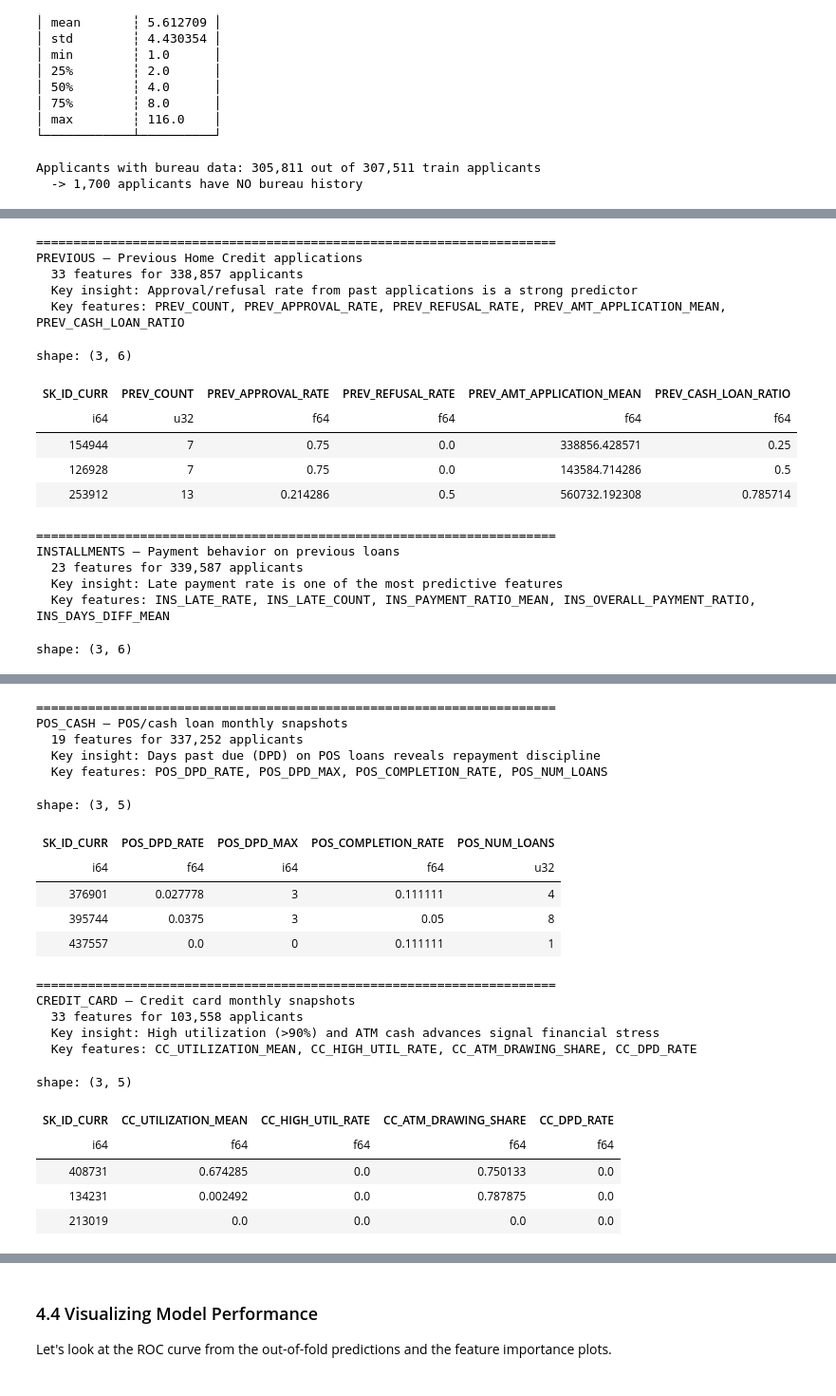
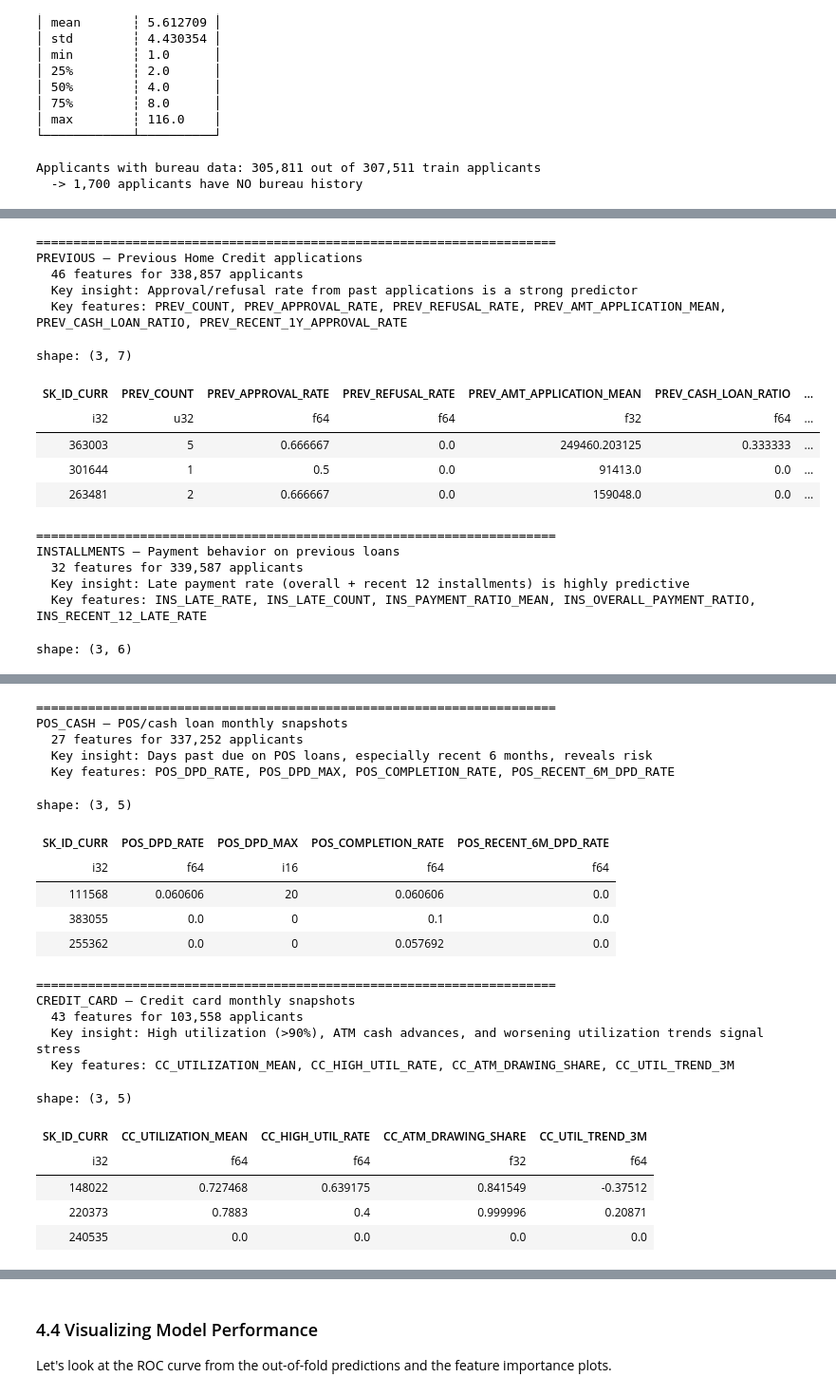
Before and after one commit to thwhitfield/kaggle_home_credit_default_risk, a Jupyter notebook: walkthrough.ipynb, the cells around one changed output, grey strips where cells are left out. Shown at 95% size. Saved outputs shown, nothing was run; the diff lists cells and outputs as text; code cells hidden in the pictures.

```diff
--- a/walkthrough.ipynb
+++ b/walkthrough.ipynb
@@ -417,59 +419,60 @@ feature_sets = {
         "file": "previous.parquet",
         "description": "Previous Home Credit applications",
         "key_features": ["PREV_COUNT", "PREV_APPROVAL_RATE", "PREV_REFUSAL_RATE",
-                         "PREV_AMT_APPLICATION_MEAN", "PREV_CASH_LOAN_RATIO"],
+                         "PREV_AMT_APPLICATION_MEAN", "PREV_CASH_LOAN_RATIO",
+                         "PREV_RECENT_1Y_APPROVAL_RATE"],
         "insight": "Approval/refusal rate from past applications is a strong predictor",
     },
     "installments": {
         "file": "installments.parquet",
         "description": "Payment behavior on previous loans",
         "key_features": ["INS_LATE_RATE", "INS_LATE_COUNT", "INS_PAYMENT_RATIO_MEAN",
-                         "INS_OVERALL_PAYMENT_RATIO", "INS_DAYS_DIFF_MEAN"],
-        "insight": "Late payment rate is one of the most predictive features",
+                         "INS_OVERALL_PAYMENT_RATIO", "INS_RECENT_12_LATE_RATE"],
+        "insight": "Late payment rate (overall + recent 12 installments) is highly predictive",
     },
     "pos_cash": {
         "file": "pos_cash.parquet",
         "description": "POS/cash loan monthly snapshots",
         "key_features": ["POS_DPD_RATE", "POS_DPD_MAX", "POS_COMPLETION_RATE",
-                         "POS_NUM_LOANS"],
-        "insight": "Days past due (DPD) on POS loans reveals repayment discipline",
+                         "POS_RECENT_6M_DPD_RATE"],
+        "insight": "Days past due on POS loans, especially recent 6 months, reveals risk",
     },
     "credit_card": {
         "file": "credit_card.parquet",
         "description": "Credit card monthly snapshots",
         "key_features": ["CC_UTILIZATION_MEAN", "CC_HIGH_UTIL_RATE",
-                         "CC_ATM_DRAWING_SHARE", "CC_DPD_RATE"],
-        "insight": "High utilization (>90%) and ATM cash advances signal financial stress",
+                         "CC_ATM_DRAWING_SHARE", "CC_UTIL_TREND_3M"],
+        "insight": "High utilization (>90%), ATM cash advances, and worsening utilization trends signal stress",
     },
 }
 
 for name, info in feature_sets.items():
     df = pl.read_parquet(FEATURES_DIR / info["file"])
     print(f"{'=' * 70}")
     print(f"{name.upper()} — {info['description']}")
     print(f"  {df.shape[1] - 1} features for {df.shape[0]:,} applicants")
     print(f"  Key insight: {info['insight']}")
     print(f"  Key features: {', '.join(info['key_features'])}")
 
     # Show sample
     show_cols = ["SK_ID_CURR"] + [c for c in info["key_features"] if c in df.columns]
     display(df.head(3).select(show_cols))
     print()
 # %% [output]
 ======================================================================
 PREVIOUS — Previous Home Credit applications
-  33 features for 338,857 applicants
+  46 features for 338,857 applicants
   Key insight: Approval/refusal rate from past applications is a strong predictor
-  Key features: PREV_COUNT, PREV_APPROVAL_RATE, PREV_REFUSAL_RATE, PREV_AMT_APPLICATION_MEAN, PREV_CASH_LOAN_RATIO
+  Key features: PREV_COUNT, PREV_APPROVAL_RATE, PREV_REFUSAL_RATE, PREV_AMT_APPLICATION_MEAN, PREV_CASH_LOAN_RATIO, PREV_RECENT_1Y_APPROVAL_RATE
-shape: (3, 6)
+shape: (3, 7)
-| SK_ID_CURR | PREV_COUNT | PREV_APPROVAL_RATE | PREV_REFUSAL_RATE | PREV_AMT_APPLICATION_MEAN | PREV_CASH_LOAN_RATIO |
-| i64 | u32 | f64 | f64 | f64 | f64 |
-| 154944 | 7 | 0.75 | 0.0 | 338856.428571 | 0.25 |
-| 126928 | 7 | 0.75 | 0.0 | 143584.714286 | 0.5 |
-| 253912 | 13 | 0.214286 | 0.5 | 560732.192308 | 0.785714 |
+| SK_ID_CURR | PREV_COUNT | PREV_APPROVAL_RATE | PREV_REFUSAL_RATE | PREV_AMT_APPLICATION_MEAN | PREV_CASH_LOAN_RATIO | ... |
+| i32 | u32 | f64 | f64 | f32 | f64 | ... |
+| 363003 | 5 | 0.666667 | 0.0 | 249460.203125 | 0.333333 | ... |
+| 301644 | 1 | 0.5 | 0.0 | 91413.0 | 0.0 | ... |
+| 263481 | 2 | 0.666667 | 0.0 | 159048.0 | 0.0 | ... |
 ======================================================================
 INSTALLMENTS — Payment behavior on previous loans
-  23 features for 339,587 applicants
-  Key insight: Late payment rate is one of the most predictive features
-  Key features: INS_LATE_RATE, INS_LATE_COUNT, INS_PAYMENT_RATIO_MEAN, INS_OVERALL_PAYMENT_RATIO, INS_DAYS_DIFF_MEAN
+  32 features for 339,587 applicants
+  Key insight: Late payment rate (overall + recent 12 installments) is highly predictive
+  Key features: INS_LATE_RATE, INS_LATE_COUNT, INS_PAYMENT_RATIO_MEAN, INS_OVERALL_PAYMENT_RATIO, INS_RECENT_12_LATE_RATE
 shape: (3, 6)
@@ -481,25 +484,25 @@ shape: (3, 6)
 ======================================================================
 POS_CASH — POS/cash loan monthly snapshots
-  19 features for 337,252 applicants
-  Key insight: Days past due (DPD) on POS loans reveals repayment discipline
-  Key features: POS_DPD_RATE, POS_DPD_MAX, POS_COMPLETION_RATE, POS_NUM_LOANS
+  27 features for 337,252 applicants
+  Key insight: Days past due on POS loans, especially recent 6 months, reveals risk
+  Key features: POS_DPD_RATE, POS_DPD_MAX, POS_COMPLETION_RATE, POS_RECENT_6M_DPD_RATE
 shape: (3, 5)
-| SK_ID_CURR | POS_DPD_RATE | POS_DPD_MAX | POS_COMPLETION_RATE | POS_NUM_LOANS |
-| i64 | f64 | i64 | f64 | u32 |
-| 376901 | 0.027778 | 3 | 0.111111 | 4 |
-| 395744 | 0.0375 | 3 | 0.05 | 8 |
-| 437557 | 0.0 | 0 | 0.111111 | 1 |
+| SK_ID_CURR | POS_DPD_RATE | POS_DPD_MAX | POS_COMPLETION_RATE | POS_RECENT_6M_DPD_RATE |
+| i32 | f64 | i16 | f64 | f64 |
+| 111568 | 0.060606 | 20 | 0.060606 | 0.0 |
+| 383055 | 0.0 | 0 | 0.1 | 0.0 |
+| 255362 | 0.0 | 0 | 0.057692 | 0.0 |
 ======================================================================
 CREDIT_CARD — Credit card monthly snapshots
-  33 features for 103,558 applicants
-  Key insight: High utilization (>90%) and ATM cash advances signal financial stress
-  Key features: CC_UTILIZATION_MEAN, CC_HIGH_UTIL_RATE, CC_ATM_DRAWING_SHARE, CC_DPD_RATE
+  43 features for 103,558 applicants
+  Key insight: High utilization (>90%), ATM cash advances, and worsening utilization trends signal stress
+  Key features: CC_UTILIZATION_MEAN, CC_HIGH_UTIL_RATE, CC_ATM_DRAWING_SHARE, CC_UTIL_TREND_3M
 shape: (3, 5)
-| SK_ID_CURR | CC_UTILIZATION_MEAN | CC_HIGH_UTIL_RATE | CC_ATM_DRAWING_SHARE | CC_DPD_RATE |
-| i64 | f64 | f64 | f64 | f64 |
-| 408731 | 0.674285 | 0.0 | 0.750133 | 0.0 |
-| 134231 | 0.002492 | 0.0 | 0.787875 | 0.0 |
-| 213019 | 0.0 | 0.0 | 0.0 | 0.0 |
+| SK_ID_CURR | CC_UTILIZATION_MEAN | CC_HIGH_UTIL_RATE | CC_ATM_DRAWING_SHARE | CC_UTIL_TREND_3M |
+| i32 | f64 | f64 | f32 | f64 |
+| 148022 | 0.727468 | 0.639175 | 0.841549 | -0.37512 |
+| 220373 | 0.7883 | 0.4 | 0.999996 | 0.20871 |
+| 240535 | 0.0 | 0.0 | 0.0 | 0.0 |
 # %% [markdown]
 ### 3.4 Joining Everything Together
 
```
Also changed, not shown: parts of 19 cells of this notebook.
